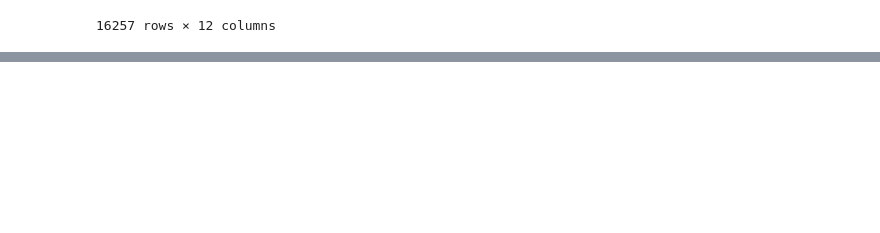
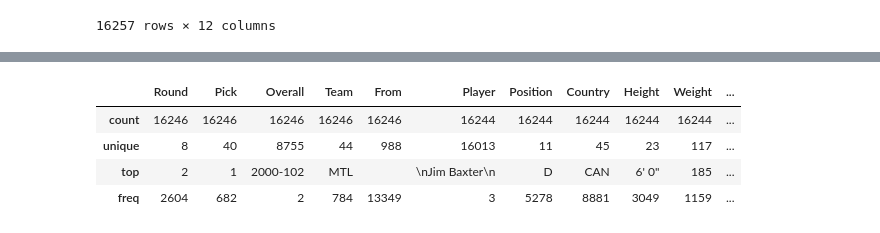
Before and after one commit to AustinMadert/hockey_data_performance, a Jupyter notebook: capstone_project1/Cleaning Data From Mongo.ipynb, the cells around one changed output, grey strips where cells are left out. Cells and saved outputs as stored; diff of their text form; code cells hidden in the pictures; blank space fills up the shorter version.

```diff
--- a/capstone_project1/Cleaning Data From Mongo.ipynb
+++ b/capstone_project1/Cleaning Data From Mongo.ipynb
@@ -96,0 +112,8 @@ nhl_df
+# %%
+uniq_nhl_df.describe()
+# %% [output]
+|  | Round | Pick | Overall | Team | From | Player | Position | Country | Height | Weight | ... |
+| count | 16246 | 16246 | 16246 | 16246 | 16246 | 16244 | 16244 | 16244 | 16244 | 16244 | ... |
+| unique | 8 | 40 | 8755 | 44 | 988 | 16013 | 11 | 45 | 23 | 117 | ... |
+| top | 2 | 1 | 2000-102 | MTL |  | \nJim Baxter\n | D | CAN | 6' 0" | 185 | ... |
+| freq | 2604 | 682 | 2 | 784 | 13349 | 3 | 5278 | 8881 | 3049 | 1159 | ... |
```
Also changed, not shown: parts of 15 cells of this notebook, 1 other file.
